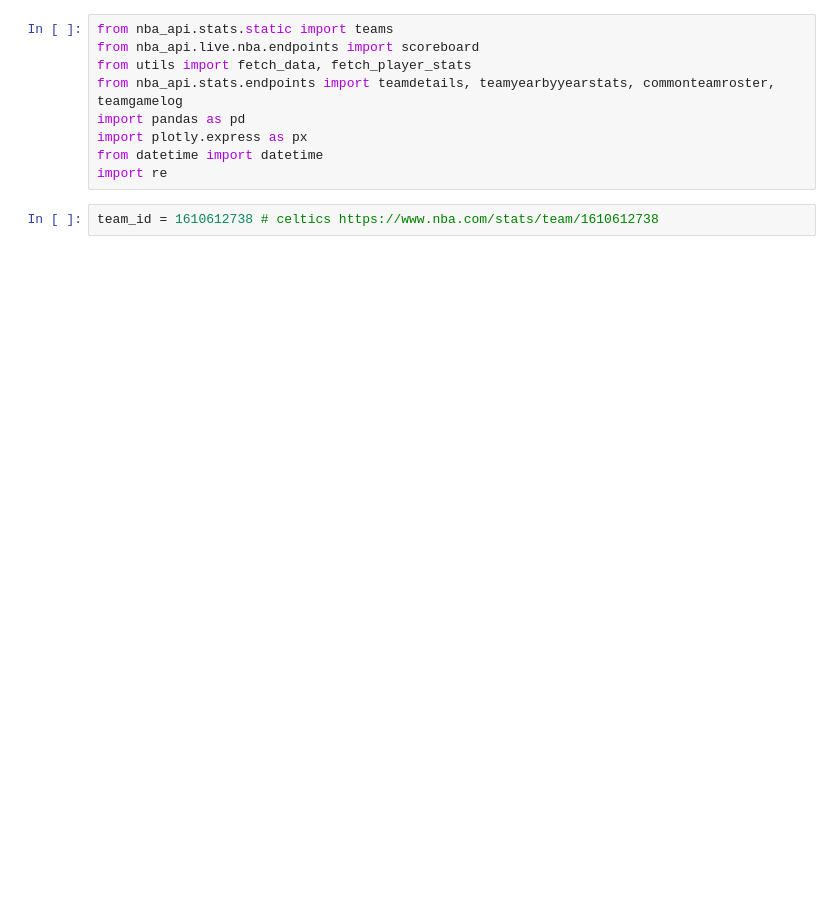
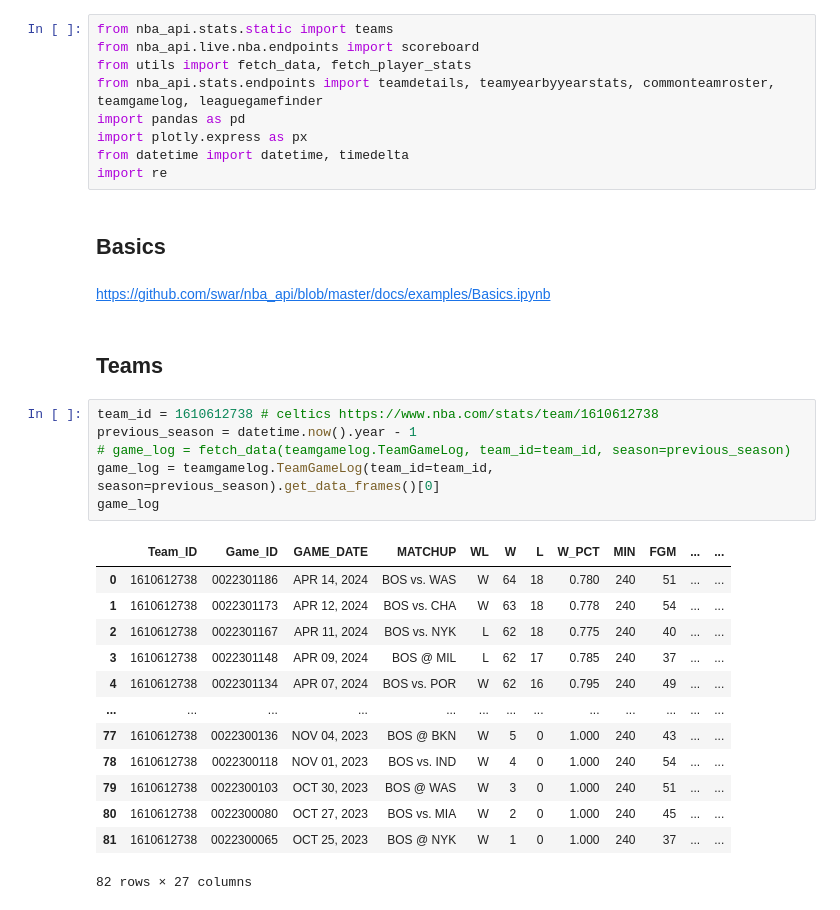
Before and after one commit to slevin48/NBA, a Jupyter notebook: notebook.ipynb, the cells around one changed output. Saved outputs shown, nothing was run; the diff lists cells and outputs as text; blank space fills up the shorter version.

```diff
--- a/notebook.ipynb
+++ b/notebook.ipynb
@@ -2,10 +2,34 @@
 from nba_api.stats.static import teams
 from nba_api.live.nba.endpoints import scoreboard
 from utils import fetch_data, fetch_player_stats
-from nba_api.stats.endpoints import teamdetails, teamyearbyyearstats, commonteamroster, teamgamelog
+from nba_api.stats.endpoints import teamdetails, teamyearbyyearstats, commonteamroster, teamgamelog, leaguegamefinder
 import pandas as pd
 import plotly.express as px
-from datetime import datetime
+from datetime import datetime, timedelta
 import re
+# %% [markdown]
+## Basics
+# %% [markdown]
+https://github.com/swar/nba_api/blob/master/docs/examples/Basics.ipynb
+# %% [markdown]
+## Teams
 # %%
 team_id = 1610612738 # celtics https://www.nba.com/stats/team/1610612738
+previous_season = datetime.now().year - 1
+# game_log = fetch_data(teamgamelog.TeamGameLog, team_id=team_id, season=previous_season)
+game_log = teamgamelog.TeamGameLog(team_id=team_id, season=previous_season).get_data_frames()[0]
+game_log
+# %% [output]
+|  | Team_ID | Game_ID | GAME_DATE | MATCHUP | WL | W | L | W_PCT | MIN | FGM | ... | ... |
+| 0 | 1610612738 | 0022301186 | APR 14, 2024 | BOS vs. WAS | W | 64 | 18 | 0.780 | 240 | 51 | ... | ... |
+| 1 | 1610612738 | 0022301173 | APR 12, 2024 | BOS vs. CHA | W | 63 | 18 | 0.778 | 240 | 54 | ... | ... |
+| 2 | 1610612738 | 0022301167 | APR 11, 2024 | BOS vs. NYK | L | 62 | 18 | 0.775 | 240 | 40 | ... | ... |
+| 3 | 1610612738 | 0022301148 | APR 09, 2024 | BOS @ MIL | L | 62 | 17 | 0.785 | 240 | 37 | ... | ... |
+| 4 | 1610612738 | 0022301134 | APR 07, 2024 | BOS vs. POR | W | 62 | 16 | 0.795 | 240 | 49 | ... | ... |
+| ... | ... | ... | ... | ... | ... | ... | ... | ... | ... | ... | ... | ... |
+| 77 | 1610612738 | 0022300136 | NOV 04, 2023 | BOS @ BKN | W | 5 | 0 | 1.000 | 240 | 43 | ... | ... |
+| 78 | 1610612738 | 0022300118 | NOV 01, 2023 | BOS vs. IND | W | 4 | 0 | 1.000 | 240 | 54 | ... | ... |
+| 79 | 1610612738 | 0022300103 | OCT 30, 2023 | BOS @ WAS | W | 3 | 0 | 1.000 | 240 | 51 | ... | ... |
+| 80 | 1610612738 | 0022300080 | OCT 27, 2023 | BOS vs. MIA | W | 2 | 0 | 1.000 | 240 | 45 | ... | ... |
+| 81 | 1610612738 | 0022300065 | OCT 25, 2023 | BOS @ NYK | W | 1 | 0 | 1.000 | 240 | 37 | ... | ... |
+82 rows × 27 columns
```
Also changed, not shown: parts of 14 cells of this notebook.
